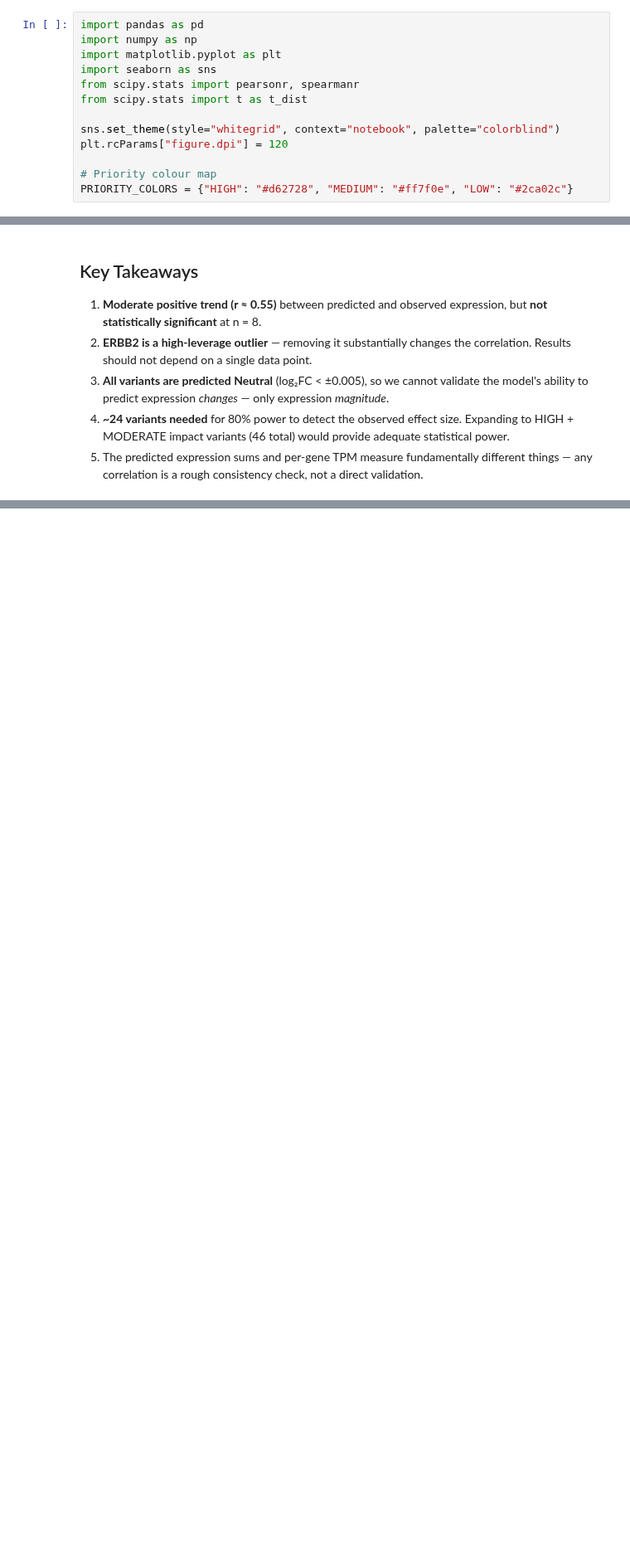
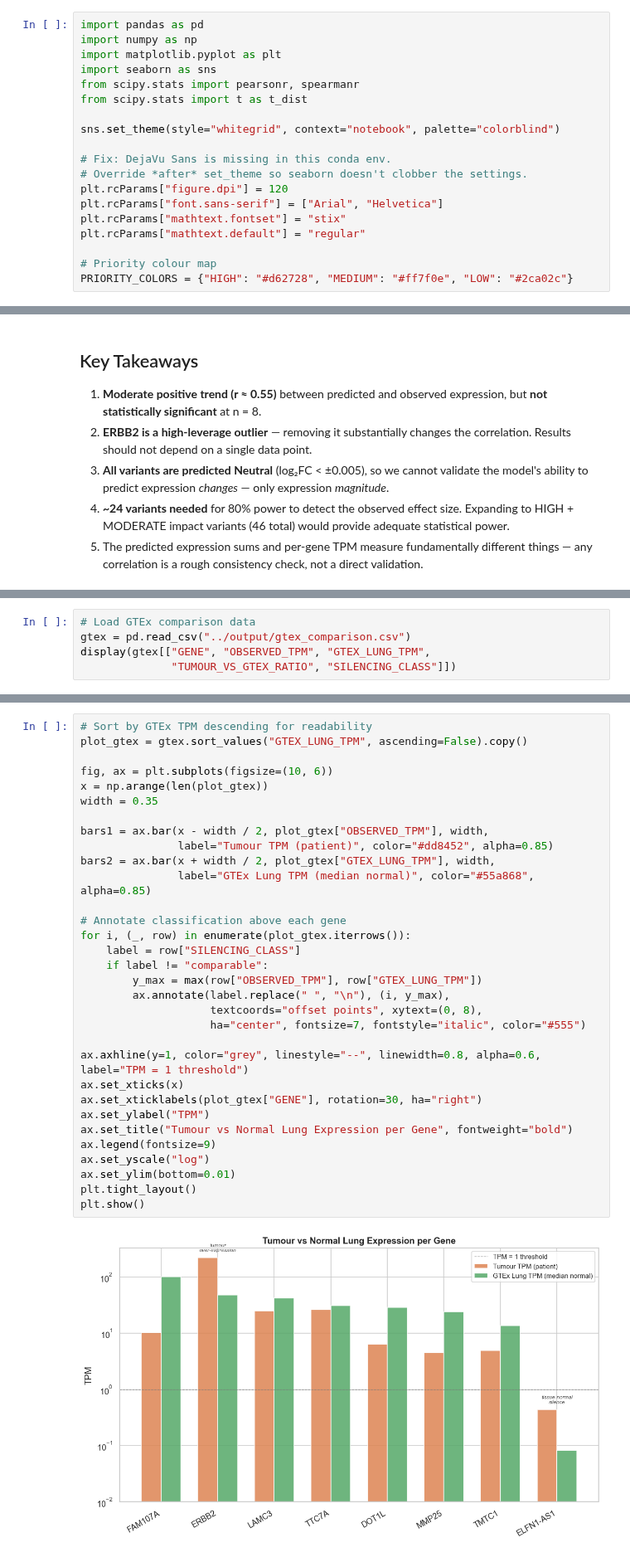
Before and after one commit to lexievu/variant-to-expression-analysis, a Jupyter notebook: notebooks/prediction_vs_rnaseq.ipynb, the cells around one changed output, grey strips where cells are left out. Shown at 83% size. Cells and saved outputs as stored; diff of their text form; blank space fills up the shorter version.

Commit message:
Investigating the issue of gene dilution

```diff
--- a/notebooks/prediction_vs_rnaseq.ipynb
+++ b/notebooks/prediction_vs_rnaseq.ipynb
@@ -20,7 +20,13 @@ from scipy.stats import pearsonr, spearmanr
 from scipy.stats import t as t_dist
 
 sns.set_theme(style="whitegrid", context="notebook", palette="colorblind")
+
+# Fix: DejaVu Sans is missing in this conda env.
+# Override *after* set_theme so seaborn doesn't clobber the settings.
 plt.rcParams["figure.dpi"] = 120
+plt.rcParams["font.sans-serif"] = ["Arial", "Helvetica"]
+plt.rcParams["mathtext.fontset"] = "stix"
+plt.rcParams["mathtext.default"] = "regular"
 
 # Priority colour map
 PRIORITY_COLORS = {"HIGH": "#d62728", "MEDIUM": "#ff7f0e", "LOW": "#2ca02c"}
@@ -428,0 +444,5 @@ Sample size needed for 80% power at r = 0.548: n = 24
+# %%
+# Load GTEx comparison data
+gtex = pd.read_csv("../output/gtex_comparison.csv")
+display(gtex[["GENE", "OBSERVED_TPM", "GTEX_LUNG_TPM",
+              "TUMOUR_VS_GTEX_RATIO", "SILENCING_CLASS"]])
@@ -428,0 +463,34 @@ Sample size needed for 80% power at r = 0.548: n = 24
+# %%
+# Sort by GTEx TPM descending for readability
+plot_gtex = gtex.sort_values("GTEX_LUNG_TPM", ascending=False).copy()
+
+fig, ax = plt.subplots(figsize=(10, 6))
+x = np.arange(len(plot_gtex))
+width = 0.35
+
+bars1 = ax.bar(x - width / 2, plot_gtex["OBSERVED_TPM"], width,
+               label="Tumour TPM (patient)", color="#dd8452", alpha=0.85)
+bars2 = ax.bar(x + width / 2, plot_gtex["GTEX_LUNG_TPM"], width,
+               label="GTEx Lung TPM (median normal)", color="#55a868", alpha=0.85)
+
+# Annotate classification above each gene
+for i, (_, row) in enumerate(plot_gtex.iterrows()):
+    label = row["SILENCING_CLASS"]
+    if label != "comparable":
+        y_max = max(row["OBSERVED_TPM"], row["GTEX_LUNG_TPM"])
+        ax.annotate(label.replace(" ", "\n"), (i, y_max),
+                    textcoords="offset points", xytext=(0, 8),
+                    ha="center", fontsize=7, fontstyle="italic", color="#555")
+
+ax.axhline(y=1, color="grey", linestyle="--", linewidth=0.8, alpha=0.6, label="TPM = 1 threshold")
+ax.set_xticks(x)
+ax.set_xticklabels(plot_gtex["GENE"], rotation=30, ha="right")
+ax.set_ylabel("TPM")
+ax.set_title("Tumour vs Normal Lung Expression per Gene", fontweight="bold")
+ax.legend(fontsize=9)
+ax.set_yscale("log")
+ax.set_ylim(bottom=0.01)
+plt.tight_layout()
+plt.show()
+# %% [output]
+[figure, added]
```
Also changed, not shown: parts of 10 cells of this notebook, 4 other files.
